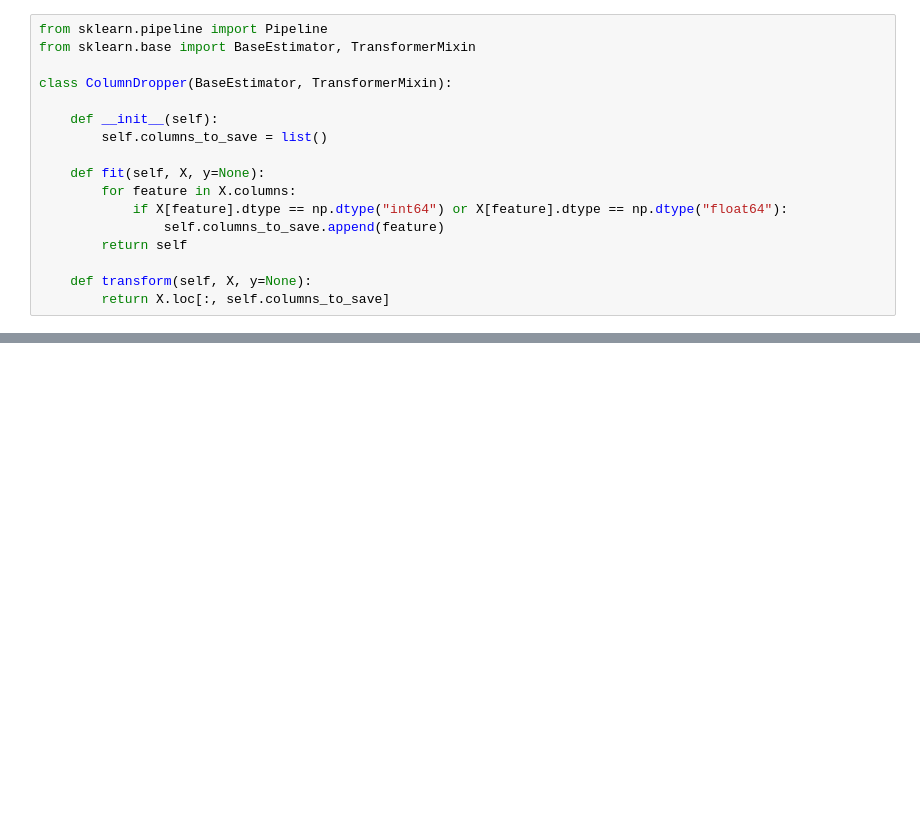
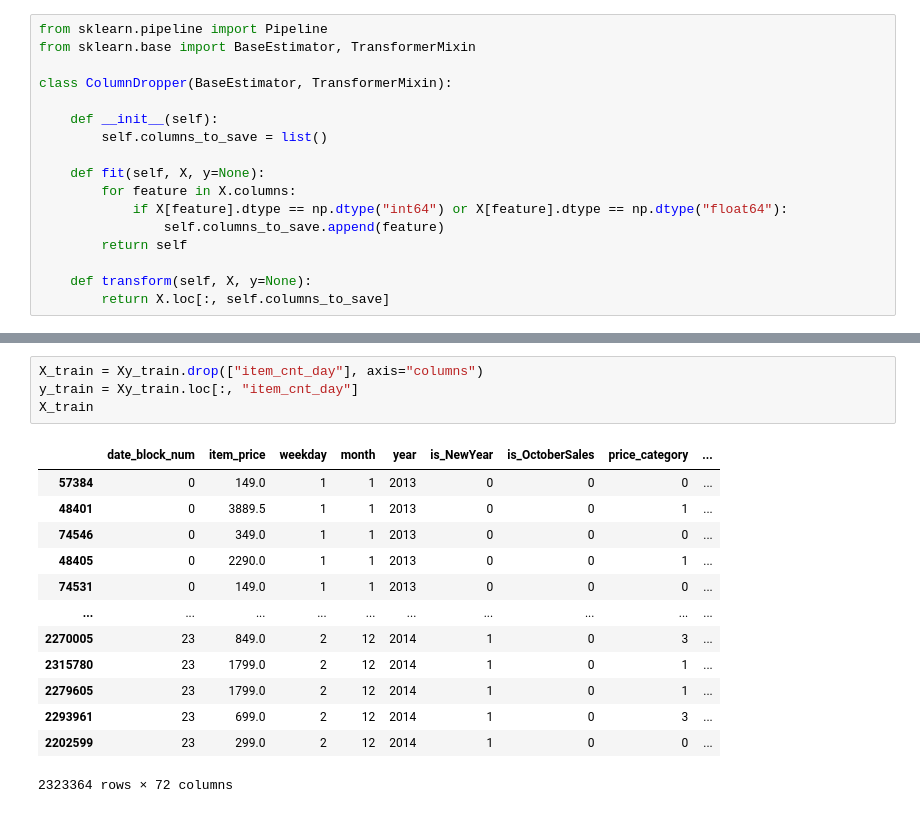
Before and after one commit to awkwarrd/ds-project-milad-almasri, a Jupyter notebook: notebooks/base_modeling.ipynb, the cells around one changed output, grey strips where cells are left out. Saved outputs shown, nothing was run; the diff lists cells and outputs as text; blank space fills up the shorter version.

```diff
--- a/notebooks/base_modeling.ipynb
+++ b/notebooks/base_modeling.ipynb
@@ -136,0 +213,18 @@ For baseline modeling I will choose `DecisionTreeRegression` model and train it
+# %%
+X_train = Xy_train.drop(["item_cnt_day"], axis="columns")
+y_train = Xy_train.loc[:, "item_cnt_day"]
+X_train
+# %% [output]
+|  | date_block_num | item_price | weekday | month | year | is_NewYear | is_OctoberSales | price_category | ... |
+| 57384 | 0 | 149.0 | 1 | 1 | 2013 | 0 | 0 | 0 | ... |
+| 48401 | 0 | 3889.5 | 1 | 1 | 2013 | 0 | 0 | 1 | ... |
+| 74546 | 0 | 349.0 | 1 | 1 | 2013 | 0 | 0 | 0 | ... |
+| 48405 | 0 | 2290.0 | 1 | 1 | 2013 | 0 | 0 | 1 | ... |
+| 74531 | 0 | 149.0 | 1 | 1 | 2013 | 0 | 0 | 0 | ... |
+| ... | ... | ... | ... | ... | ... | ... | ... | ... | ... |
+| 2270005 | 23 | 849.0 | 2 | 12 | 2014 | 1 | 0 | 3 | ... |
+| 2315780 | 23 | 1799.0 | 2 | 12 | 2014 | 1 | 0 | 1 | ... |
+| 2279605 | 23 | 1799.0 | 2 | 12 | 2014 | 1 | 0 | 1 | ... |
+| 2293961 | 23 | 699.0 | 2 | 12 | 2014 | 1 | 0 | 3 | ... |
+| 2202599 | 23 | 299.0 | 2 | 12 | 2014 | 1 | 0 | 0 | ... |
+2323364 rows × 72 columns
```
Also changed, not shown: parts of 24 cells of this notebook, 6 other files.
